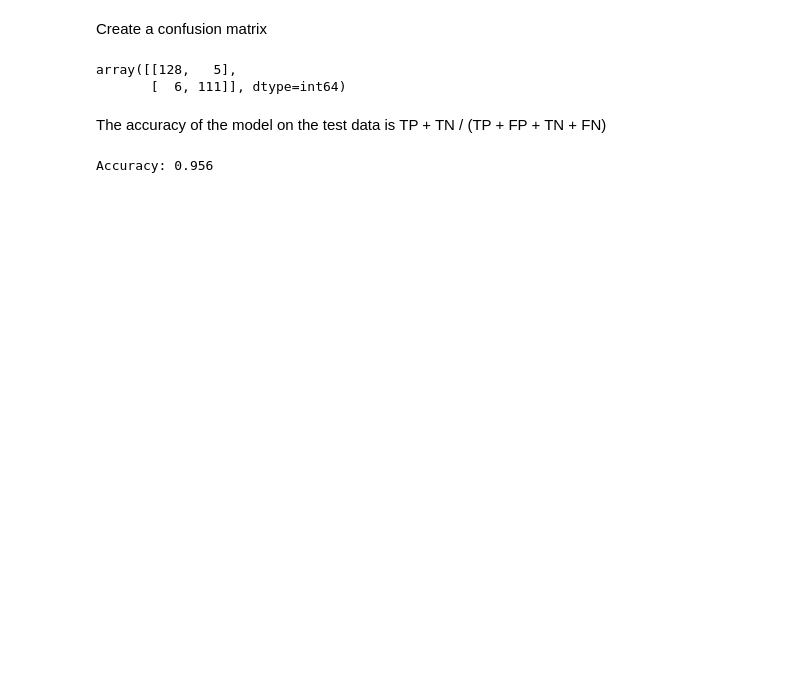
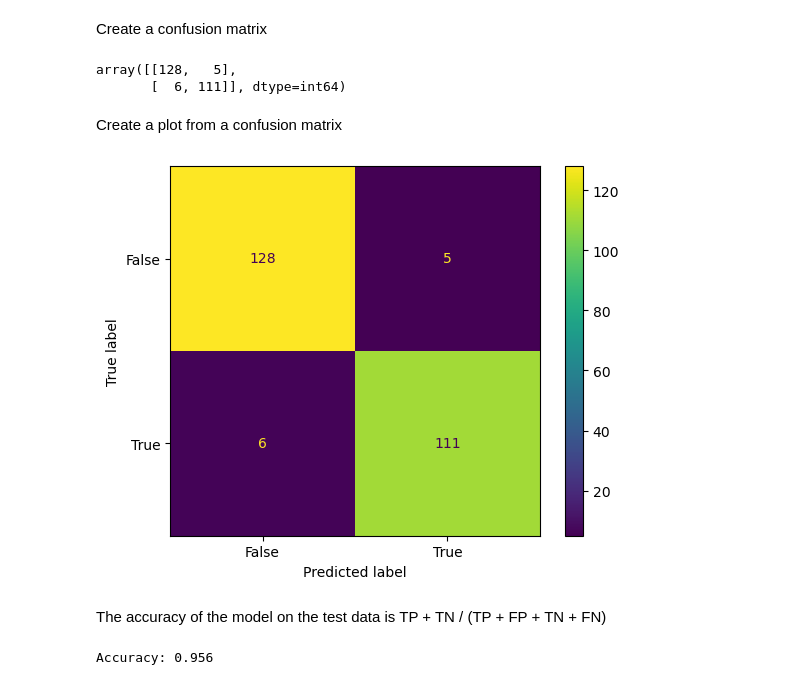
Before and after one commit to outofthenorm27/Supervised-ML, a Jupyter notebook: 2/Activities/01-Ins_Confusion-Matrices/Solved/Ins_Confusion_Matrix-Copy1.ipynb, the cells around one changed output. Saved outputs shown, nothing was run; the diff lists cells and outputs as text; code cells hidden in the pictures; blank space fills up the shorter version.

```diff
--- a/2/Activities/01-Ins_Confusion-Matrices/Solved/Ins_Confusion_Matrix-Copy1.ipynb
+++ b/2/Activities/01-Ins_Confusion-Matrices/Solved/Ins_Confusion_Matrix-Copy1.ipynb
@@ -64,14 +69,27 @@ Testing Data Score: 0.956
 # %% [markdown]
 Create a confusion matrix
 # %%
-from sklearn.metrics import confusion_matrix, classification_report
-
-y_true = y_test
-y_pred = classifier.predict(X_test)
-confusion_matrix(y_true, y_pred)
+from sklearn.metrics import confusion_matrix, classification_report, recall_score, accuracy_score, precision_score, f1_score
+# Your code here
+y_true = y_test #actuals
+y_pred = classifier.predict(X_test) #predictions
+cm = confusion_matrix(y_true, y_pred)
+cm
 # %% [output]
 array([[128,   5],
        [  6, 111]], dtype=int64)
+# %% [markdown]
+Create a plot from a confusion matrix
+# %%
+from sklearn.metrics import confusion_matrix, classification_report
+from sklearn import metrics
+# Your code here
+cm_display = metrics.ConfusionMatrixDisplay(confusion_matrix = cm, display_labels = [False, True])
+
+cm_display.plot()
+plt.show()
+# %% [output]
+[figure, added]
 # %% [markdown]
 The accuracy of the model on the test data is TP + TN / (TP + FP + TN + FN)
 # %%
```
Also changed, not shown: parts of 10 cells of this notebook, 3 other files.
